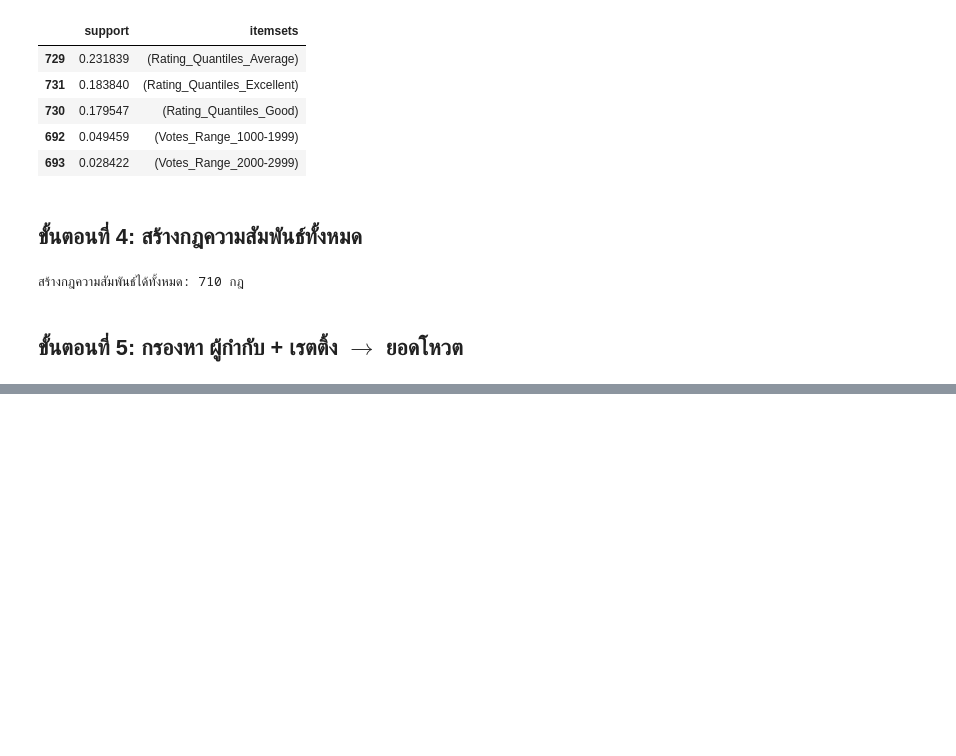
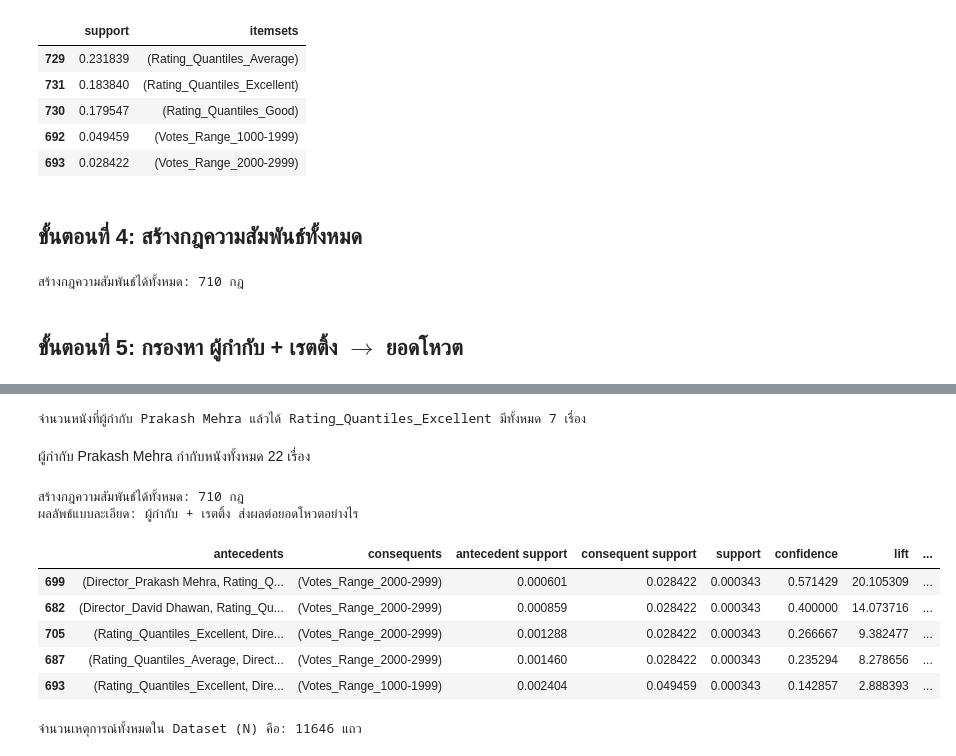
Before and after one commit to kittanaiwisetkhro/BSC_DPDM2025, a Jupyter notebook: HW_4_กลุ่ม_FBA_888.ipynb, the cells around one changed output, grey strips where cells are left out. Cells and saved outputs as stored; diff of their text form; code cells hidden in the pictures; blank space fills up the shorter version.

Commit message:
Association Rules

```diff
--- a/HW_4_กลุ่ม_FBA_888.ipynb
+++ b/HW_4_กลุ่ม_FBA_888.ipynb
@@ -1166,0 +1182,66 @@ final_insight[['antecedents', 'consequents', 'support', 'confidence', 'lift']].h
+# %%
+director_name = 'Prakash Mehra'
+rating_quantile = 'Excellent'
+
+filtered_movies = India_data_cleaned[
+    (India_data_cleaned['Director'] == director_name) &
+    (India_data_cleaned['Rating_Quantiles'] == rating_quantile)
+]
+
+num_movies = len(filtered_movies)
+print(f"จำนวนหนังที่ผู้กำกับ {director_name} แล้วได้ Rating_Quantiles_{rating_quantile} มีทั้งหมด {num_movies} เรื่อง")
+# %% [output]
+จำนวนหนังที่ผู้กำกับ Prakash Mehra แล้วได้ Rating_Quantiles_Excellent มีทั้งหมด 7 เรื่อง
+# %% [markdown]
+ผู้กำกับ Prakash Mehra กำกับหนังทั้งหมด 22 เรื่อง
+# %%
+# --- ขั้นตอนที่ 4: สร้างกฎความสัมพันธ์ทั้งหมด (แบบจัดเต็มทุกค่าสถิติ) ---
+
+# สร้างกฎเบื้องต้น
+rules = association_rules(frequentItemsets, metric="lift", min_threshold=1)
+
+# สั่งให้ pandas แสดงผลคอลัมน์ทั้งหมด (ไม่ให้โดนย่อด้วย ...)
+pd.set_option('display.max_columns', None)
+
+print(f"สร้างกฎความสัมพันธ์ได้ทั้งหมด: {len(rules)} กฎ")
+
+# --- ขั้นตอนที่ 5: กรองหาและแสดงผลทุก Metric ---
+
+final_insight = rules[
+    (rules['antecedents'].apply(lambda x: any('Director_' in s for s in x))) &
+    (rules['antecedents'].apply(lambda x: any('Rating_Quantiles_' in s for s in x))) &
+    (rules['consequents'].apply(lambda x: any('Votes_Range_' in s for s in x))) &
+    (~rules['consequents'].apply(lambda x: any('Director_' in s for s in x))) &
+    (~rules['consequents'].apply(lambda x: any('Rating_Quantiles_' in s for s in x)))
+]
+
+# เรียงตาม Confidence
+final_insight = final_insight.sort_values(by='confidence', ascending=False)
+
+# ระบุชื่อคอลัมน์ทั้งหมดที่คุณต้องการดู
+all_metrics = [
+    'antecedents', 'consequents', 'antecedent support', 'consequent support',
+    'support', 'confidence', 'lift', 'leverage', 'conviction', 'zhangs_metric'
+]
+
+# หมายเหตุ: บางเวอร์ชันของ mlxtend อาจไม่มี jaccard หรือ certainty มาให้ในตัว
+# หากรันแล้ว Error คอลัมน์ไหน ให้ตัดชื่อนั้นออกครับ แต่ 'zhangs_metric' มักจะมีให้เสมอ
+
+# แสดงผล 20 อันดับแรกพร้อม Metric ทั้งหมด
+print("ผลลัพธ์แบบละเอียด: ผู้กำกับ + เรตติ้ง ส่งผลต่อยอดโหวตอย่างไร")
+final_insight[all_metrics].head(20)
+# %% [output]
+สร้างกฎความสัมพันธ์ได้ทั้งหมด: 710 กฎ
+ผลลัพธ์แบบละเอียด: ผู้กำกับ + เรตติ้ง ส่งผลต่อยอดโหวตอย่างไร
+|  | antecedents | consequents | antecedent support | consequent support | support | confidence | lift | ... |
+| 699 | (Director_Prakash Mehra, Rating_Q... | (Votes_Range_2000-2999) | 0.000601 | 0.028422 | 0.000343 | 0.571429 | 20.105309 | ... |
+| 682 | (Director_David Dhawan, Rating_Qu... | (Votes_Range_2000-2999) | 0.000859 | 0.028422 | 0.000343 | 0.400000 | 14.073716 | ... |
+| 705 | (Rating_Quantiles_Excellent, Dire... | (Votes_Range_2000-2999) | 0.001288 | 0.028422 | 0.000343 | 0.266667 | 9.382477 | ... |
+| 687 | (Rating_Quantiles_Average, Direct... | (Votes_Range_2000-2999) | 0.001460 | 0.028422 | 0.000343 | 0.235294 | 8.278656 | ... |
+| 693 | (Rating_Quantiles_Excellent, Dire... | (Votes_Range_1000-1999) | 0.002404 | 0.049459 | 0.000343 | 0.142857 | 2.888393 | ... |
+# %%
+# ดูจำนวนแถว (เหตุการณ์ทั้งหมด)
+total_rows = len(data_apri)
+print(f"จำนวนเหตุการณ์ทั้งหมดใน Dataset (N) คือ: {total_rows} แถว")
+# %% [output]
+จำนวนเหตุการณ์ทั้งหมดใน Dataset (N) คือ: 11646 แถว
```
Also changed, not shown: parts of 6 cells of this notebook.
